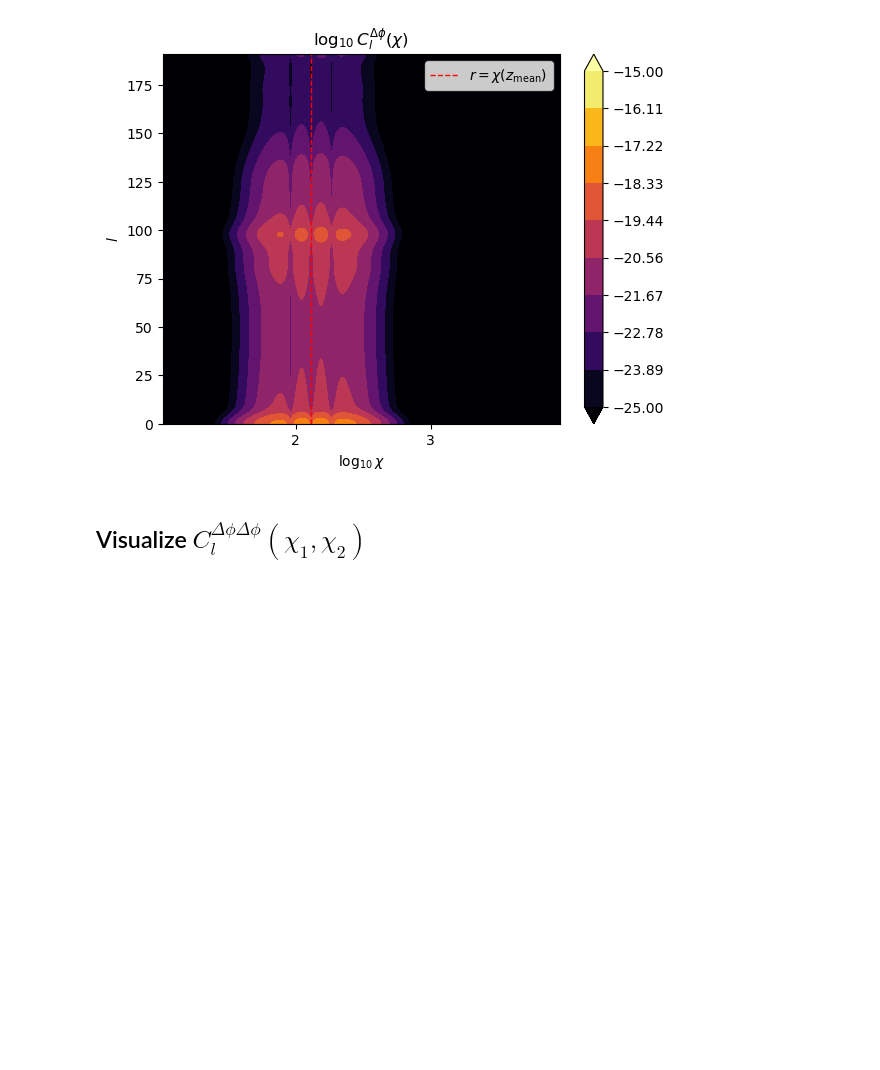
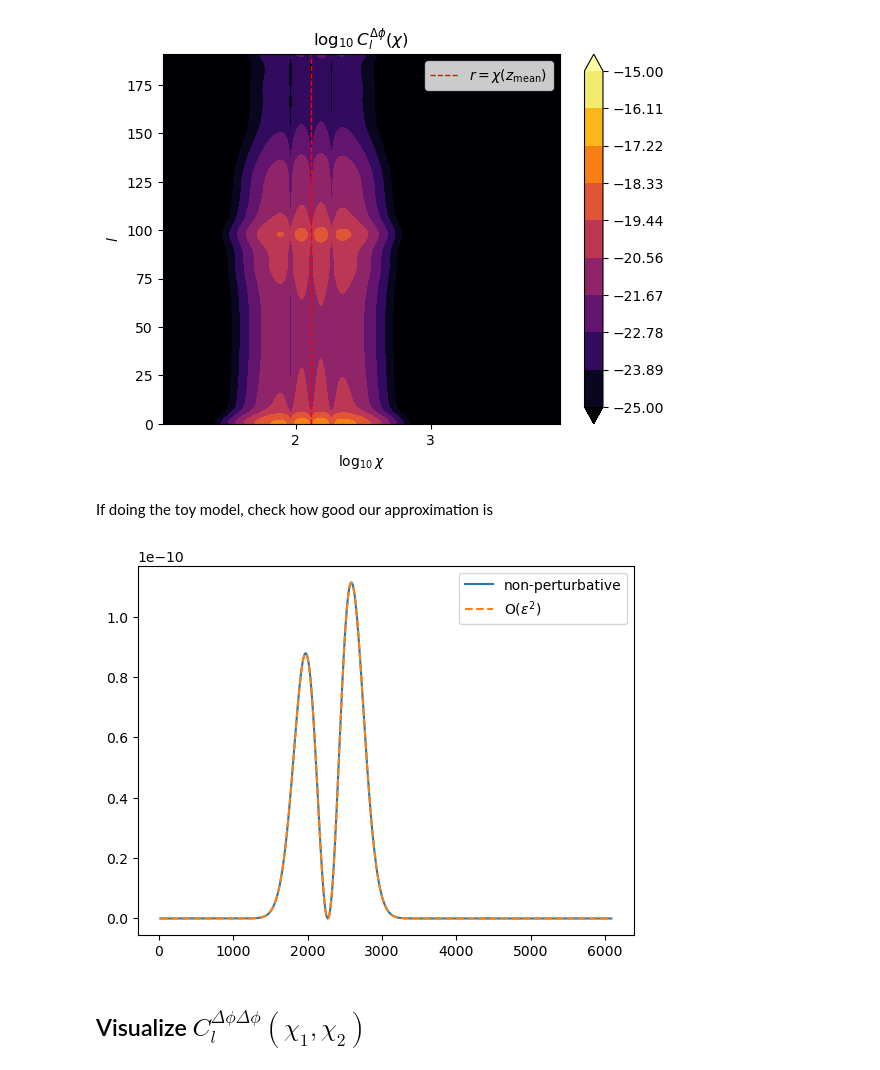
Before and after one commit to abaleato/CARDiAC, a Jupyter notebook: compute_biases.ipynb, the cells around one changed output. Drawn from its saved outputs; the diff is of its cells as text; code cells hidden in the pictures; blank space fills up the shorter version.

```diff
--- a/compute_biases.ipynb
+++ b/compute_biases.ipynb
@@ -298,6 +257,40 @@ plt.xlim([np.where(chi_array>50)[0][0], np.where(chi_array>6000)[0][0]])
 # %% [output]
 (5.0, 1009.0)
 [figure]
+# %% [markdown]
+If doing the toy model, check how good our approximation is
+# %%
+def integrand_additive_toy_model(r):
+    H_of_r = Planck18.H(z_at_value(Planck18.comoving_distance, r* u.Mpc)).value
+    return H_of_r*dndz_fid_1deriv(r)
+
+def integrand_conv_bias_toy_model(r, small_l):
+    '''
+    Integrand for the convolution bias in the toy model. U§ases the Limber approximation.
+    Requires globally-defined Pkgg_interp(k), interpolated in k and assumed to be z-idependent
+    '''
+    H_of_r = Planck18.H(z_at_value(Planck18.comoving_distance, r* u.Mpc)).value
+    prefactor = (2*small_l+1) / (4*np.pi) * epsilon**2 / c.value**2 * dndz_fid_1deriv(r)**2 * H_of_r**2
+    return prefactor * (1/r)**2 * ( Pkgg_interp((small_l-1+0.5)/r) * wigner_3j(small_l, small_l-1, 1, 0, 0, 0)**2
+                                + Pkgg_interp((small_l+1+0.5)/r) * wigner_3j(small_l, small_l+1, 1, 0, 0, 0)**2  )
+
+toy_model = True
+
+if toy_model:
+    # Spline interpolate the fiducial phi to then compute the second derivative
+    dndz_fid_spl = UnivariateSpline(chi_array, dndz_fid_normed,s=0,k=3)
+    dndz_fid_1deriv = dndz_fid_spl.derivative(n=1)
+    dndz_fid_2deriv = dndz_fid_spl.derivative(n=2)
+
+    # How good is our approximation?
+    plt.show()
+    plt.plot(chi_array, np.diagonal(Cl_deltap_of_chi1_chi2, axis1=1, axis2=2)[l_seeded,:], ls='-', label='non-perturbative')
+    second_order_in_eps = epsilon**2 * (Planck18.H(z_array[0,:]) / c).value**2 * dndz_fid_1deriv(chi_array)**2 /6
+    plt.plot(chi_array, second_order_in_eps, label=r'O($\epsilon^2$)', ls='--')
+
+    plt.legend()
+# %% [output]
+[figure, added]
 # %% [markdown]
 ## Visualize $C_l^{\Delta \phi \Delta \phi}(\chi_1,\chi_2)$
 # %%
```
Also changed, not shown: parts of 15 cells of this notebook.
